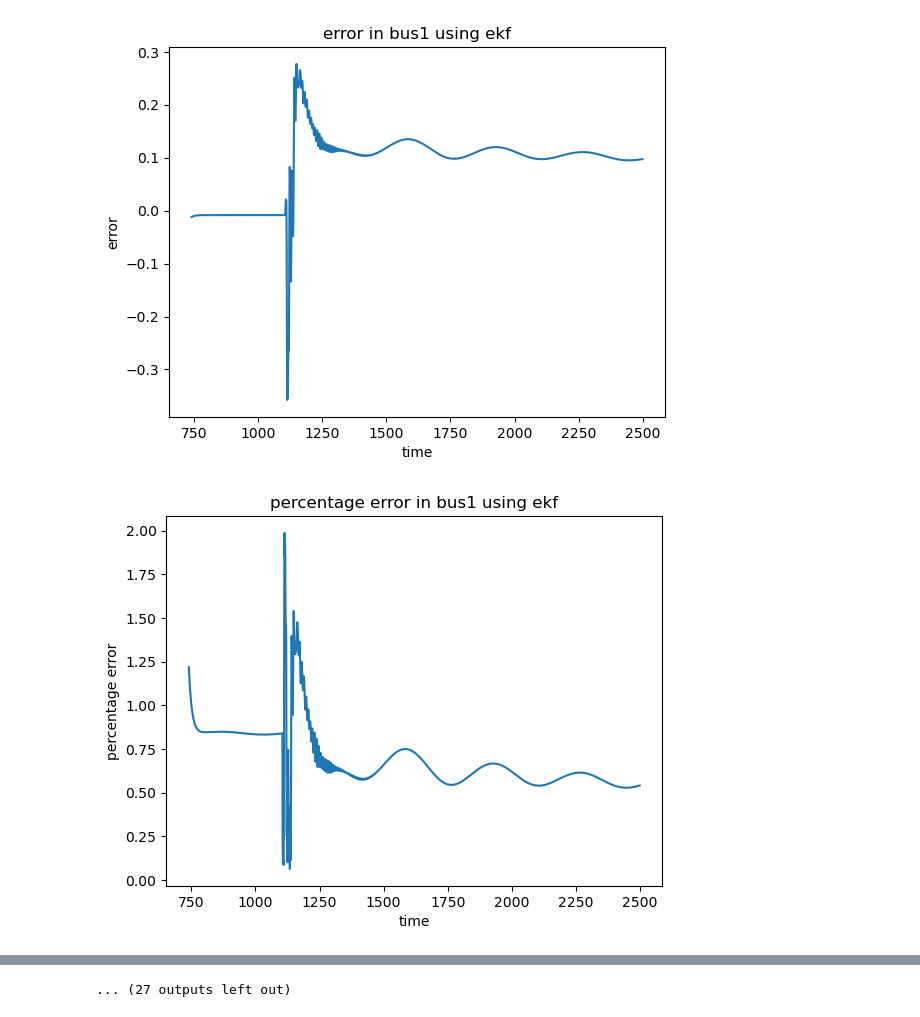
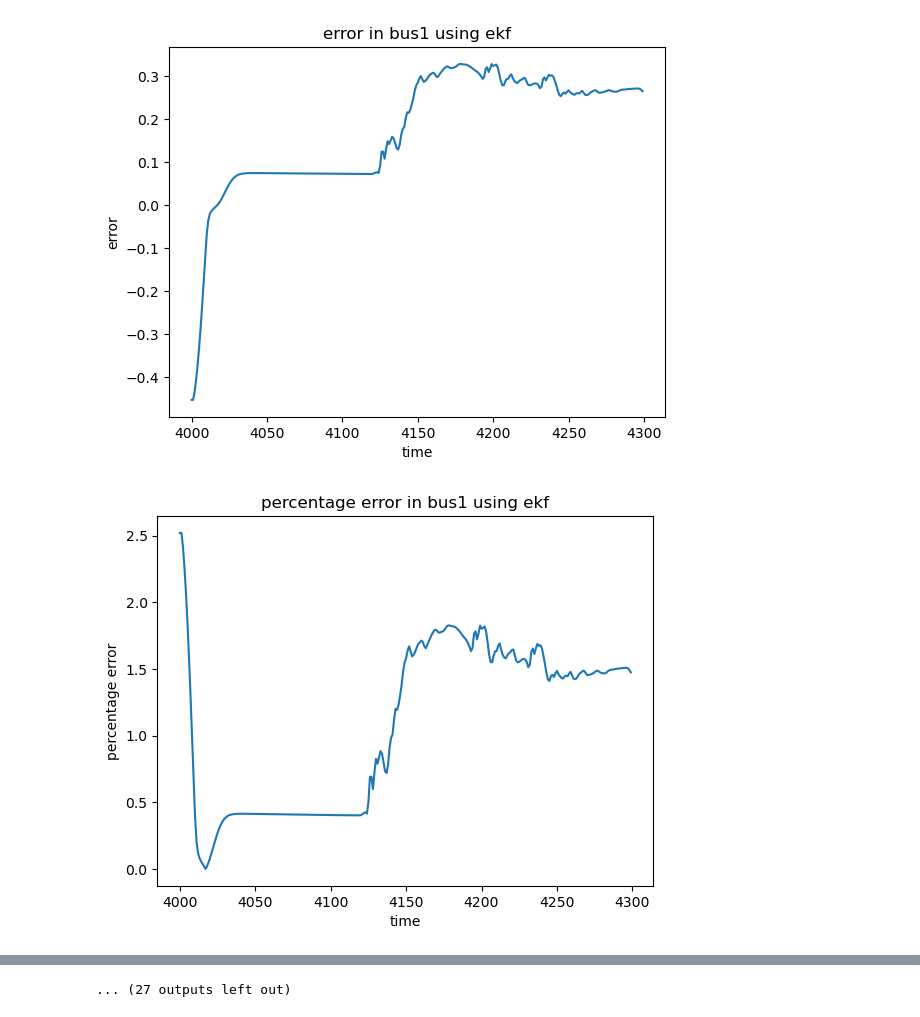
Before and after one commit to ayush-thakur/DSE_IEEE_14_bus, a Jupyter notebook: DSE_EKF_2.ipynb, the cells around one changed output, grey strips where cells are left out. Saved outputs shown, nothing was run; the diff lists cells and outputs as text; code cells hidden in the pictures.

```diff
--- a/DSE_EKF_2.ipynb
+++ b/DSE_EKF_2.ipynb
@@ -421,7 +421,7 @@ for i2 in range(14):
     y_error.append([])
     y_actual.append([])
     y_per_error.append([])
-for i in range (700,2500):
+for i in range (4000,4300):
     # print(i)
     zdata = zdatas(i)
     z = zdata[:,2]
@@ -509,32 +509,32 @@ for i2 in range(14):
     plot.title(f'error in bus{i2+1} using ekf')
     plot.xlabel('time')
     plot.ylabel('error')
     plot.show()
     plot.plot(x_g,y_per_error[i2],label=f"percentage error")
     plot.title(f'percentage error in bus{i2+1} using ekf')
     plot.xlabel('time')
     plot.ylabel('percentage error')
     plot.show()
     plot.plot(x_g,y_actual[i2],label=f"actual")
     plot.plot(x_g,y_g[i2],label=f"predicted")
     ax=plot.gca()
     # ax.set_ylim(0.50,1.50)
     plot.title(f'actual and predicted in bus{i2+1} using ekf')
     plot.xlabel('time')
     plot.ylabel('voltage magnitude')
     plot.legend()
     plot.show()
 
 
 
 # plot.plot(x_g,y_g[3],label="measured")
 # plot.plot(x_g,y_actual,label="actual")
 # plot.plot(x_g,y_error,label="error")
 # plot.title('voltage of all buses with time in EKF')
 # plot.xlabel('time')
 # plot.ylabel('voltage')
 # plot.legend(bbox_to_anchor=(1.05,1),loc='upper left', borderaxespad=0)
 # plot.show()
 # %% [output]
-[figure, old version]
+[figure, new version]
-[figure, old version]
+[figure, new version]
```
Also changed, not shown: parts of 1 cell of this notebook, 2 other files.
